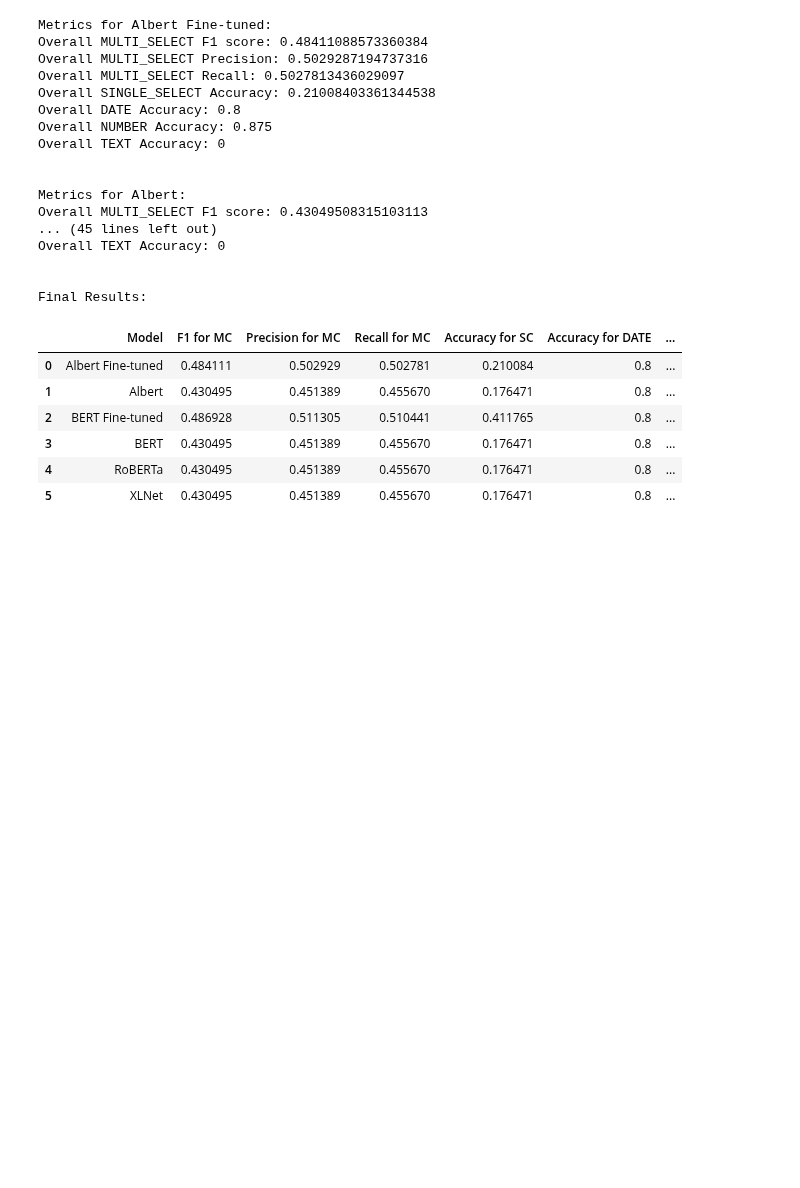
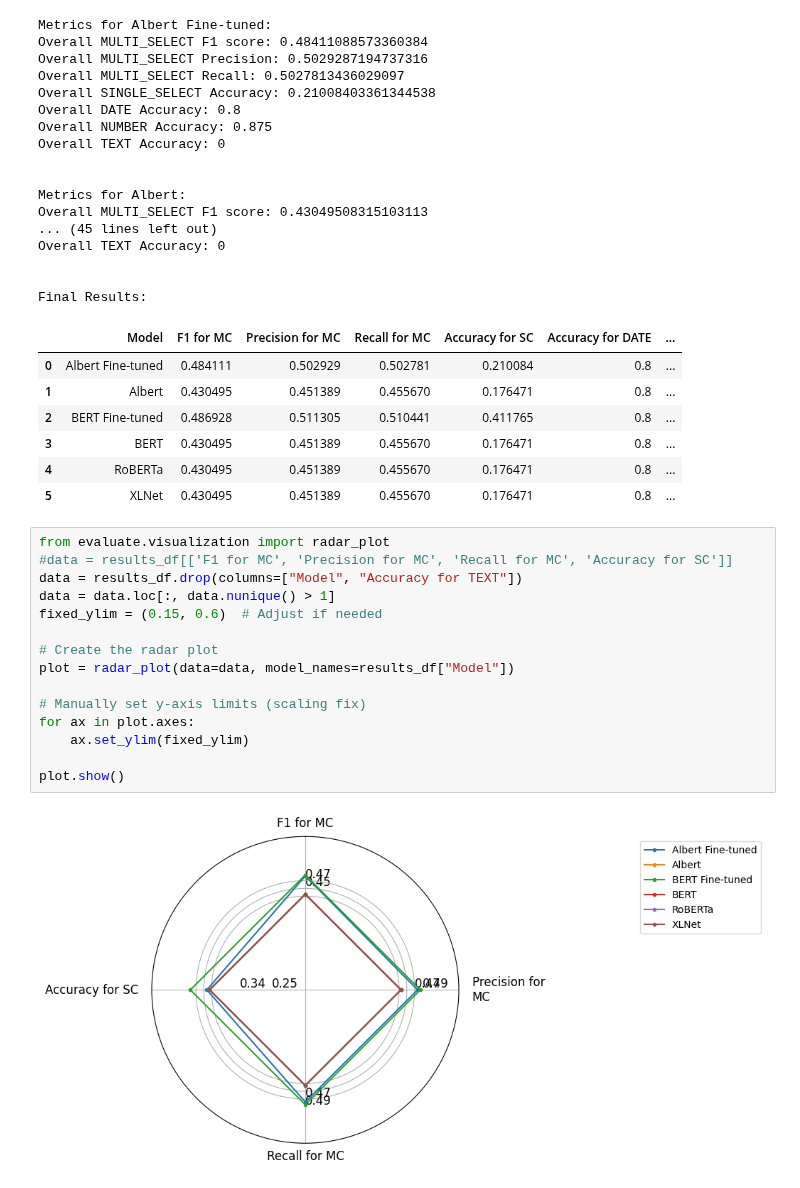
Before and after one commit to alexk2206/tds_capstone, a Jupyter notebook: model_evaluations.ipynb, the cells around one changed output. Drawn from its saved outputs; the diff is of its cells as text; blank space fills up the shorter version.

```diff
--- a/model_evaluations.ipynb
+++ b/model_evaluations.ipynb
@@ -312,3 +386,20 @@ Final Results:
 | 3 | BERT | 0.430495 | 0.451389 | 0.455670 | 0.176471 | 0.8 | ... |
 | 4 | RoBERTa | 0.430495 | 0.451389 | 0.455670 | 0.176471 | 0.8 | ... |
 | 5 | XLNet | 0.430495 | 0.451389 | 0.455670 | 0.176471 | 0.8 | ... |
+# %%
+from evaluate.visualization import radar_plot
+#data = results_df[['F1 for MC', 'Precision for MC', 'Recall for MC', 'Accuracy for SC']]
+data = results_df.drop(columns=["Model", "Accuracy for TEXT"])
+data = data.loc[:, data.nunique() > 1]
+fixed_ylim = (0.15, 0.6)  # Adjust if needed
+
+# Create the radar plot
+plot = radar_plot(data=data, model_names=results_df["Model"])
+
+# Manually set y-axis limits (scaling fix)
+for ax in plot.axes:
+    ax.set_ylim(fixed_ylim)
+
+plot.show()
+# %% [output]
+[figure, added]
```
Also changed, not shown: parts of 2 cells of this notebook.
